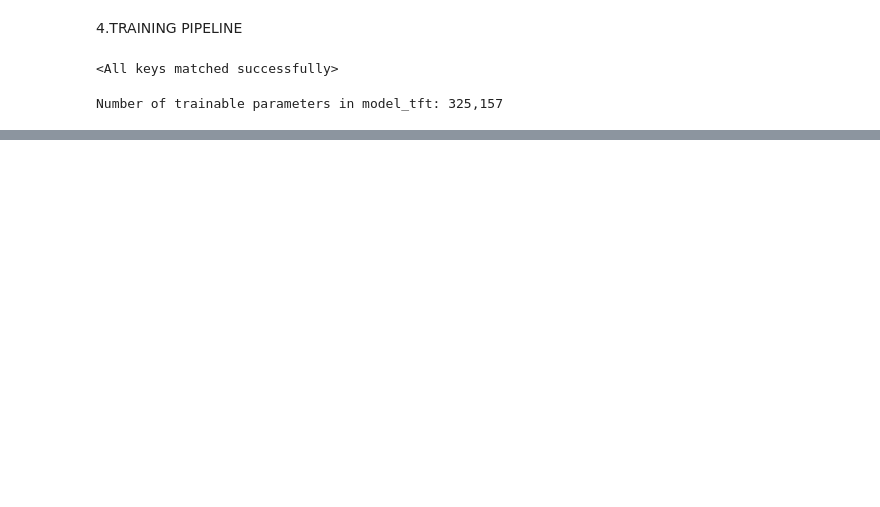
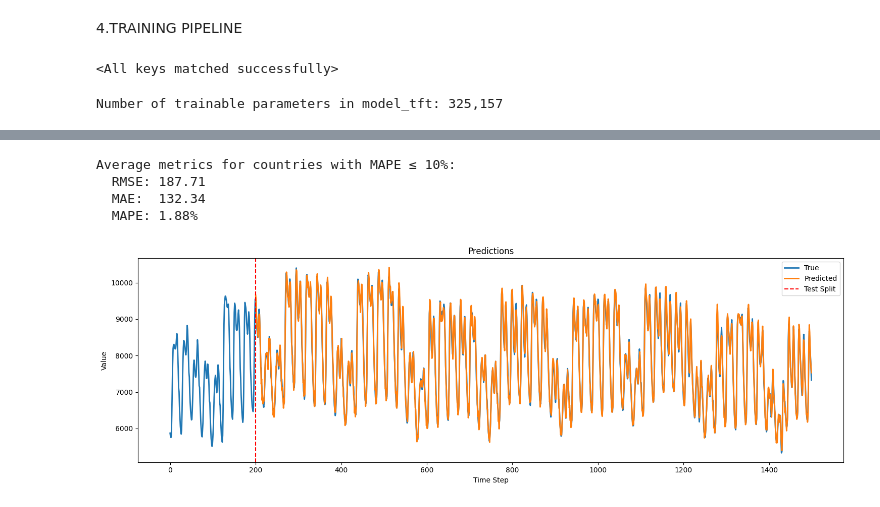
Before and after one commit to H1406/energy-forecasting, a Jupyter notebook: model_tft.ipynb, the cells around one changed output, grey strips where cells are left out. Cells and saved outputs as stored; diff of their text form; code cells hidden in the pictures; blank space fills up the shorter version.

```diff
--- a/model_tft.ipynb
+++ b/model_tft.ipynb
@@ -338,3 +332,4 @@ model = DualBranchTFT(
     dropout=0.1,
     conv_kernels=[3, 7, 15]  # Multi-scale trend extraction
 )
+model.load_state_dict(torch.load("model_state_dict.pth"))
@@ -458,22 +455,18 @@ print(f"Number of trainable parameters in model_tft: {count_parameters(model):,}
 Number of trainable parameters in model_tft: 325,157
 # %%
 import matplotlib.pyplot as plt
-
 def plot_partial_predictions(y_true, preds_dict, split_idx=0, group_title="Predictions", window_size=1000, start_idx=0):
-    """
-    Plots a window of true vs predicted values for time series.
-    Args:
-        y_true: np.array, true values (already inverse-scaled)
-        preds_dict: np.array, predicted values
-        split_idx: int, index to split train/test (optional, for marking)
-        group_title: str, plot title
-        window_size: int, number of points to show
-        start_idx: int, starting index for the window
-    """
     end_idx = start_idx + window_size
     plt.figure(figsize=(15, 5))
     plt.plot(range(start_idx, end_idx), y_true[start_idx:end_idx], label="True", linewidth=2)
-    plt.plot(range(start_idx, end_idx), preds_dict[start_idx:end_idx], label="Predicted", linewidth=2)
+    preds_to_plot = np.full_like(y_true[start_idx:end_idx], np.nan)
+    preds_window = preds_dict[start_idx:end_idx]
+    # Mask predictions before split_idx
+    for i in range(window_size):
+        global_idx = start_idx + i
+        if global_idx >= split_idx and i < len(preds_window):
+            preds_to_plot[i] = preds_window[i]
+    plt.plot(range(start_idx, end_idx), preds_to_plot, label="Predicted", linewidth=2)
     if split_idx > start_idx and split_idx < end_idx:
         plt.axvline(split_idx, color='r', linestyle='--', label='Test Split')
     plt.title(group_title)
@@ -944,3 +965,0 @@ torch.save(model_tft.state_dict(),"model_tft.pth")
-# %%
-scaler = MinMaxScaler()
-scaler = joblib.load("scaler_minmax.pkl")
@@ -1031,5 +1030,13 @@ def test_model_per_country(model, df, sequence_length=24, prediction_length=1, b
 
     return results_dict
 # %%
-test_model_per_country(model=model_tft, df=test_df, sequence_length=24, prediction_length=1)
+ressult = test_model_per_country(model=model, df=test_df, sequence_length=24, prediction_length=1)
+plot_partial_predictions(
+    y_true=ressult['AT']['y_true'],
+    preds_dict=ressult['AT']['y_pred'],
+    split_idx=10,
+    group_title="AT Predictions",
+    window_size=4000,  # Use the full available length
+    start_idx=0
+)
 # %% [output]
@@ -1036,0 +1285,33 @@ NameError: name 'test_model_per_country' is not defined
+# %%
+# Calculate average metrics excluding countries with MAPE > 10%
+def print_average_metrics_exclude_high_mape(results_dict, mape_threshold=10):
+    filtered = [v for v in results_dict.values() if v['mape'] <= mape_threshold]
+    if not filtered:
+        print("No countries with MAPE below threshold.")
+        return
+    avg_rmse = np.mean([v['rmse'] for v in filtered])
+    avg_mae = np.mean([v['mae'] for v in filtered])
+    avg_mape = np.mean([v['mape'] for v in filtered])
+    print(f"Average metrics for countries with MAPE ≤ {mape_threshold}%:")
+    print(f"  RMSE: {avg_rmse:.2f}")
+    print(f"  MAE:  {avg_mae:.2f}")
+    print(f"  MAPE: {avg_mape:.2f}%")
+
+# Example usage:
+print_average_metrics_exclude_high_mape(ressult, mape_threshold=10)
+# %% [output]
+Average metrics for countries with MAPE ≤ 10%:
+  RMSE: 187.71
+  MAE:  132.34
+  MAPE: 1.88%
+# %%
+plot_partial_predictions(
+    y_true=ressult['AT']['y_true'],
+    preds_dict=ressult['AT']['y_pred'],
+    split_idx=200,
+    group_title="Predictions",
+    window_size=1500,
+    start_idx=0
+)
+# %% [output]
+[figure, added]
```
Also changed, not shown: parts of 20 cells of this notebook, 4 other files.
